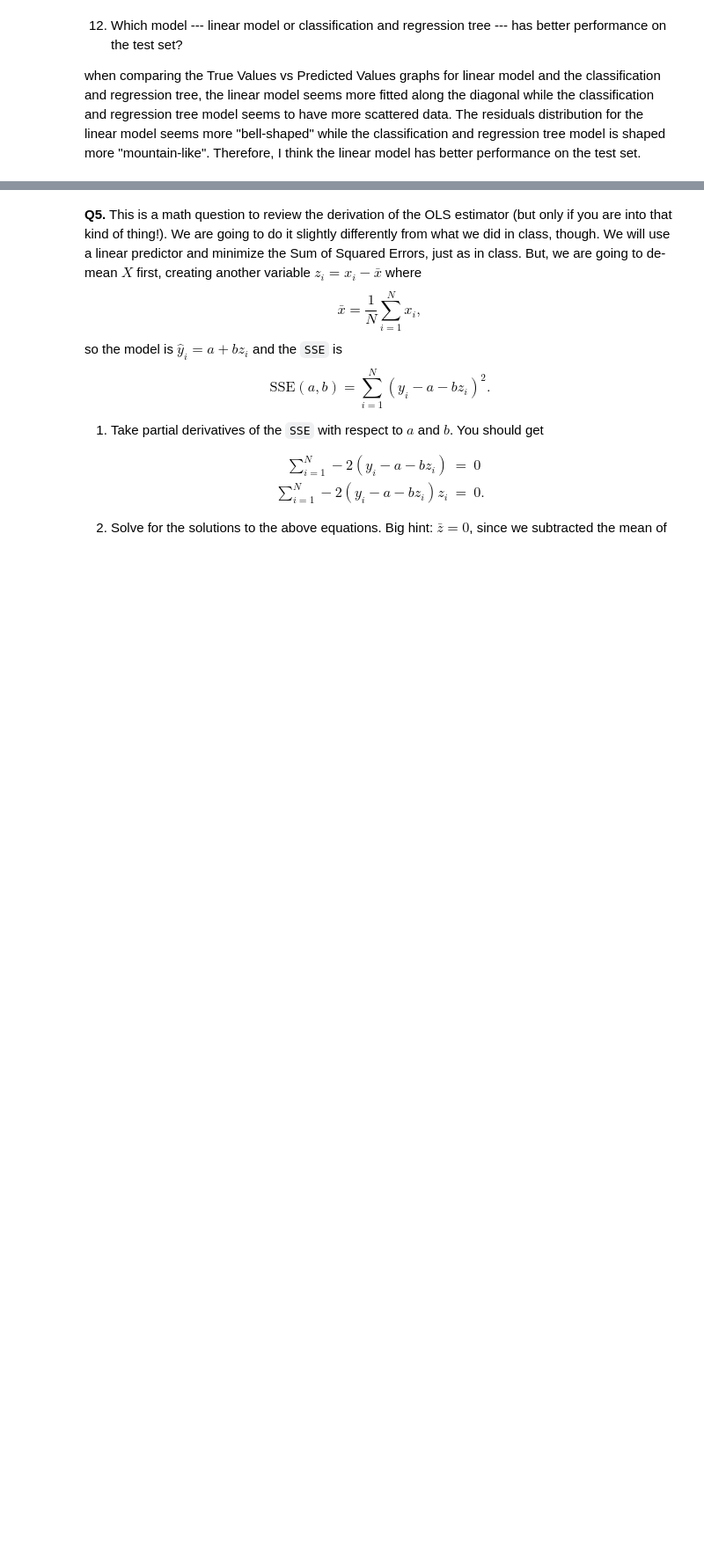
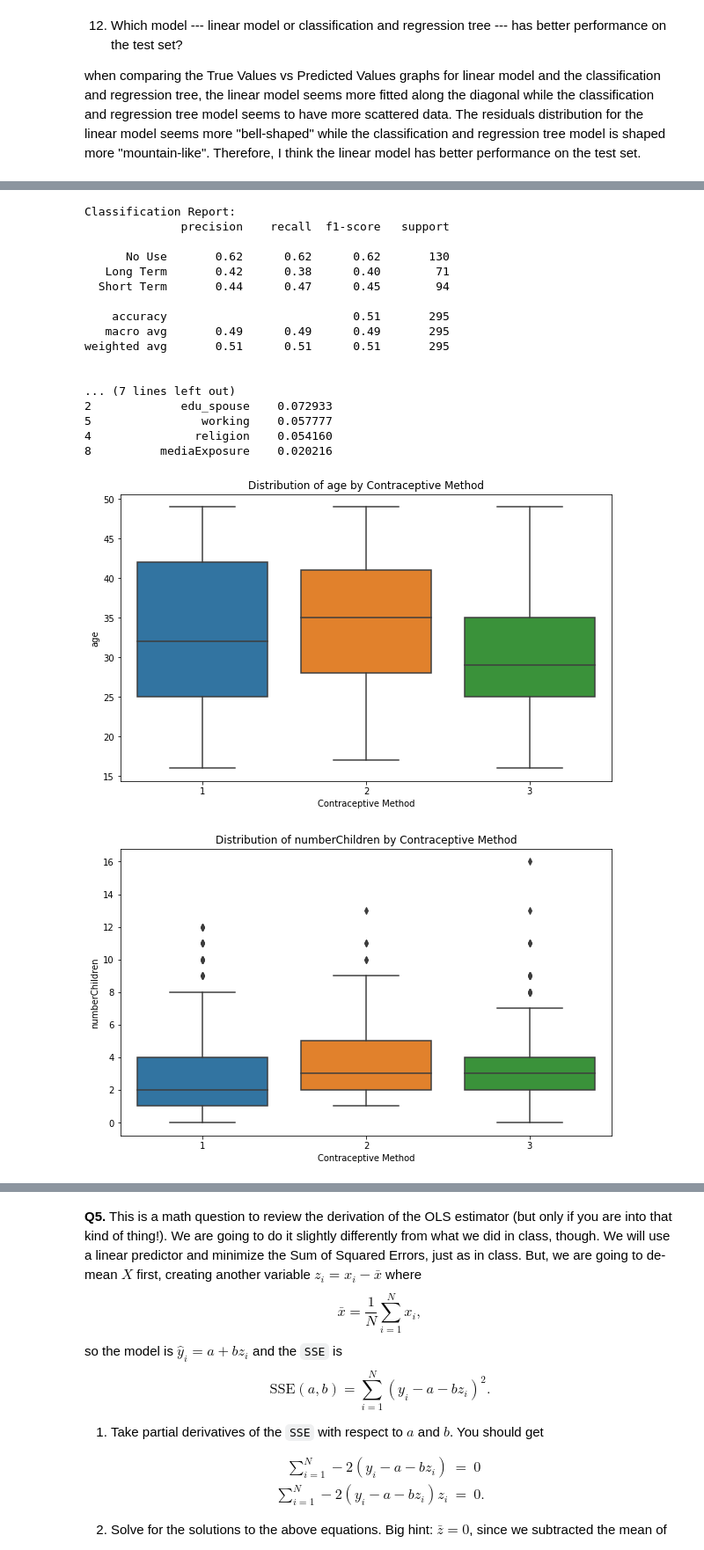
Before and after one commit to agu4yh/assignment4, a Jupyter notebook: assignment4.ipynb, the cells around one changed output, grey strips where cells are left out. Shown: that part at 88% size. Saved outputs shown, nothing was run; the diff lists cells and outputs as text; code cells hidden in the pictures; blank space fills up the shorter version.

```diff
--- a/assignment4.ipynb
+++ b/assignment4.ipynb
@@ -492,0 +574,15 @@ when comparing the True Values vs Predicted Values graphs for linear model and t
+# %%
+from sklearn.tree import DecisionTreeRegressor
+from sklearn.metrics import mean_squared_error
+
+# train a regression tree
+reg_tree = DecisionTreeRegressor(random_state=42)
+reg_tree.fit(x_train, y_train)
+
+# predict contraceptive method on testing set
+# y_pred = reg_tree.predict(x_test)
+
+# print values of terminal nodes
+terminal_node_values = reg_tree.tree_.value.squeeze()
+print("\nValues of terminal nodes:")
+print(terminal_node_values)
@@ -492,0 +596,56 @@ when comparing the True Values vs Predicted Values graphs for linear model and t
+# %%
+from sklearn.tree import DecisionTreeClassifier
+from sklearn.metrics import accuracy_score, confusion_matrix
+import matplotlib.pyplot as plt
+import seaborn as sns
+
+# train classification tree
+class_tree = DecisionTreeClassifier(random_state=42)
+class_tree.fit(x_train, y_train)
+
+# predict contraceptive method on testing set
+y_pred_class = class_tree.predict(x_test)
+
+# display classification report
+print("\nClassification Report:")
+print(classification_report(y_test, y_pred_class, target_names=['No Use', 'Long Term', 'Short Term']))
+
+# display feature importances
+feature_importances = pd.DataFrame({'Feature': x.columns, 'Importance': class_tree.feature_importances_})
+feature_importances = feature_importances.sort_values(by='Importance', ascending=False)
+print("\nFeature Importances:")
+print(feature_importances)
+
+# function for creating box plots for numerical variables which seem to have the highest effect on cotraceptive methods
+def plot_numerical_variable(data, variable):
+    plt.figure(figsize=(10, 6))
+    sns.boxplot(x='method', y=variable, data=data)
+    plt.title(f'Distribution of {variable} by Contraceptive Method')
+    plt.xlabel('Contraceptive Method')
+    plt.ylabel(variable)
+    plt.show()
+
+# display plots
+numerical_variables = ['age', 'numberChildren']
+for variable in numerical_variables:
+    plot_numerical_variable(data, variable)
+# %% [output]
+Classification Report:
+              precision    recall  f1-score   support
+
+      No Use       0.62      0.62      0.62       130
+   Long Term       0.42      0.38      0.40        71
+  Short Term       0.44      0.47      0.45        94
+
+    accuracy                           0.51       295
+   macro avg       0.49      0.49      0.49       295
+weighted avg       0.51      0.51      0.51       295
+
+
+... (7 lines left out)
+2             edu_spouse    0.072933
+5                working    0.057777
+4               religion    0.054160
+8          mediaExposure    0.020216
+[figure, added]
+[figure, added]
```
Also changed, not shown: parts of 20 cells of this notebook.
